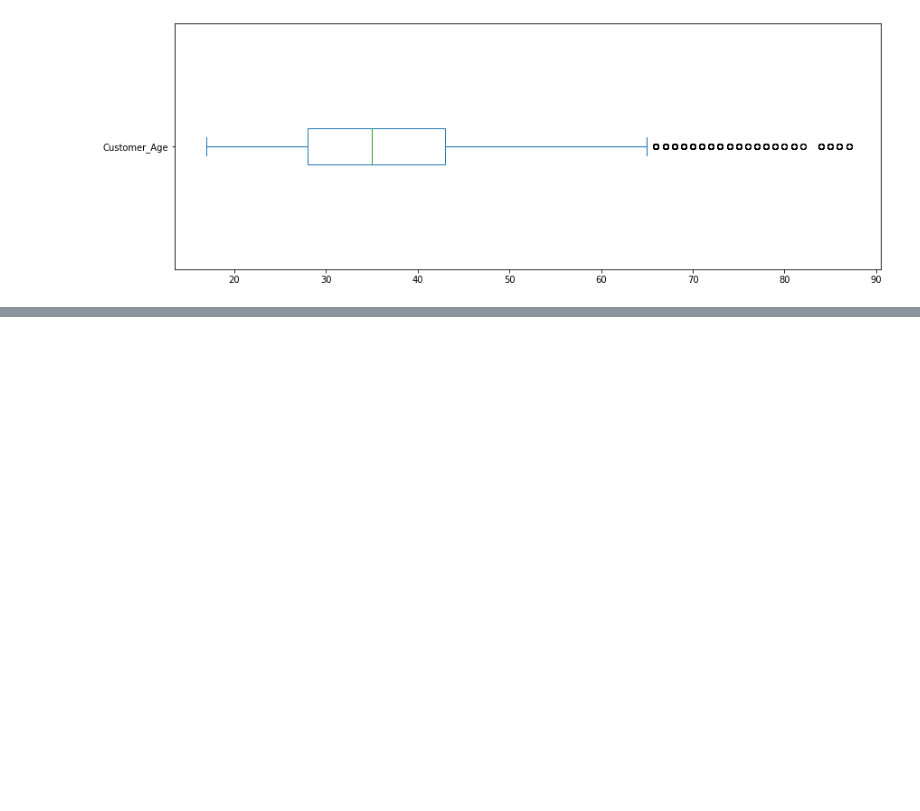
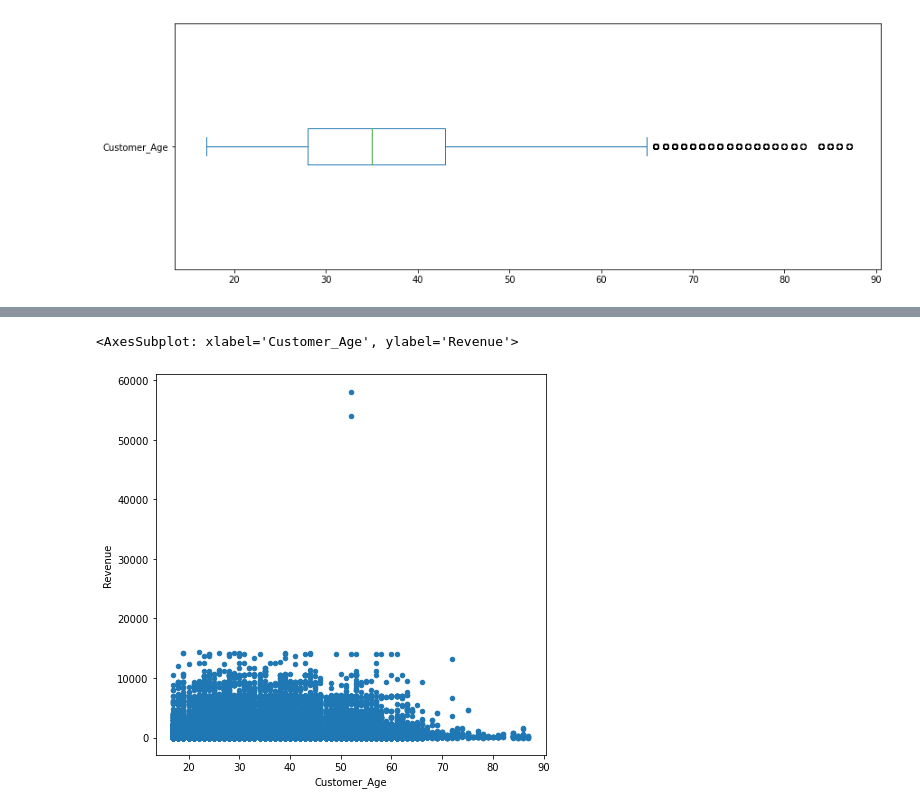
Before and after one commit to c-blomquist/Data-Analysis-Learning, a Jupyter notebook: Opening_data.ipynb, the cells around one changed output, grey strips where cells are left out. Saved outputs shown, nothing was run; the diff lists cells and outputs as text; code cells hidden in the pictures; blank space fills up the shorter version.

```diff
--- a/Opening_data.ipynb
+++ b/Opening_data.ipynb
@@ -103,0 +110,6 @@ ages_density.set_xlabel('Age')
+# %%
+sales.plot(kind='scatter', x='Customer_Age', y='Revenue', figsize=(7,7))
+# Shows relation between the customer age and the revenue, can see 2 major outliers on the scatter plot around the age of 55.
+# %% [output]
+<AxesSubplot: xlabel='Customer_Age', ylabel='Revenue'>
+[figure, added]
```
Also changed, not shown: parts of 2 cells of this notebook.
